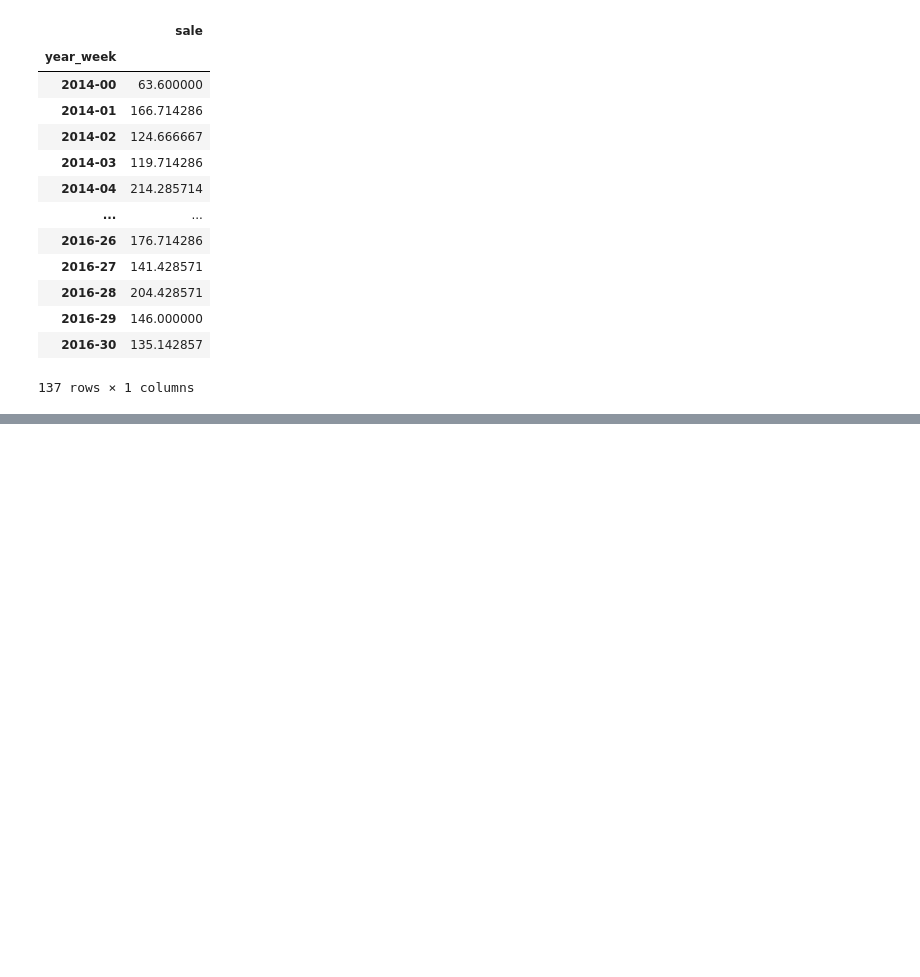
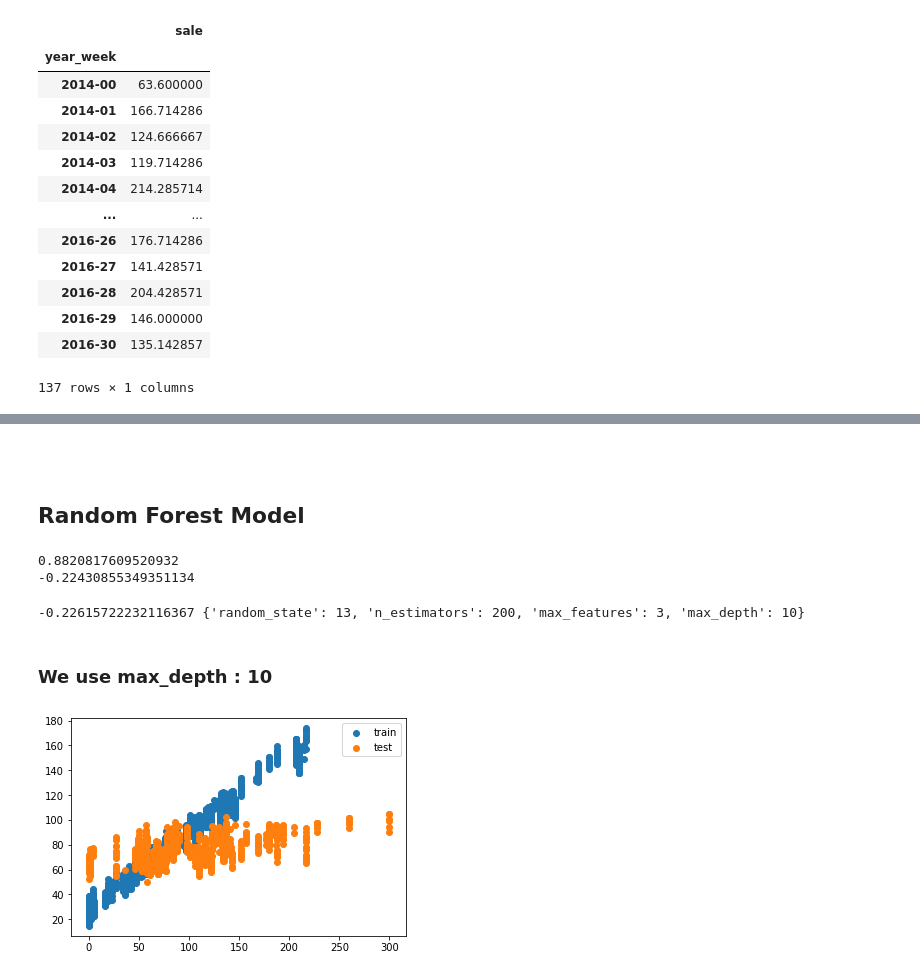
Before and after one commit to sooryasuresh-star/Supply-Chain, a Jupyter notebook: SupplyChain_Final_Group5.ipynb, the cells around one changed output, grey strips where cells are left out. Saved outputs shown, nothing was run; the diff lists cells and outputs as text; code cells hidden in the pictures; blank space fills up the shorter version.

```diff
--- a/SupplyChain_Final_Group5.ipynb
+++ b/SupplyChain_Final_Group5.ipynb
@@ -543,0 +756,8 @@ ValueError: Columns must be same length as key
+# %%
+# Features(X) Train-Test split
+
+trainfeature_size = int(len(X2) * 0.80)
+train_feature, test_feature = X2[:trainfeature_size], X2[trainfeature_size:len(X2)]
+print('Observations for feature: %d' % (len(X2)))
+print('Training Observations for feature: %d' % (len(train_feature)))
+print('Testing Observations for feature: %d' % (len(test_feature)))
@@ -543,0 +934,62 @@ ValueError: Columns must be same length as key
+# %% [markdown]
+<blank>
+# %% [markdown]
+<blank>
+# %% [markdown]
+## Random Forest Model
+# %%
+# Random Forest Model
+from sklearn.ensemble import RandomForestRegressor
+
+# Create the random forest model and fit to the training data
+rfr = RandomForestRegressor(n_estimators=200)
+rfr.fit(train_feature, train_target)
+
+# Look at the R^2 scores on train and test
+print(rfr.score(train_feature, train_target))
+print(rfr.score(test_feature, test_target))  # Try to attain a positive value
+# %% [output]
+0.8820817609520932
+-0.22430855349351134
+# %%
+from sklearn.model_selection import ParameterGrid
+import numpy as np
+
+# Create a dictionary of hyperparameters to search
+# n_estimators is the number of trees in the forest. The larger the better, but also takes longer it will take to compute.
+# Run grid search
+#grid = {'n_estimators': [200], 'max_depth': [2, 3, 4, 5, 6, 7, 8, 9, 10], 'max_features': [2, 3, 4, 5, 6, 7, 8, 9, 10, 11, 12], 'random_state': [13]}
+grid = {'n_estimators': [200], 'max_depth': [10], 'max_features': [3], 'random_state': [13]}
+test_scores = []
+
+# Loop through the parameter grid, set the hyperparameters, and save the scores
+for g in ParameterGrid(grid):
+    rfr.set_params(**g)  # ** is "unpacking" the dictionary
+    rfr.fit(train_feature, train_target)
+    test_scores.append(rfr.score(test_feature, test_target))
+
+# Find best hyperparameters from the test score and print
+best_idx = np.argmax(test_scores)
+print(test_scores[best_idx], ParameterGrid(grid)[best_idx])
+
+# The best test score
+# %% [output]
+-0.22615722232116367 {'random_state': 13, 'n_estimators': 200, 'max_features': 3, 'max_depth': 10}
+# %% [markdown]
+### We use max_depth : 10
+# %%
+# Use the best hyperparameters from before to fit a random forest model
+rfr = RandomForestRegressor(n_estimators=200, max_depth=8, max_features = 3, random_state=13)
+rfr.fit(train_feature, train_target)
+
+# Make predictions with our model
+train_prediction = rfr.predict(train_feature)
+test_prediction = rfr.predict(test_feature)
+
+# Create a scatter plot with train and test actual vs predictions
+plt.scatter(train_target, train_prediction, label='train')
+plt.scatter(test_target, test_prediction, label='test')
+plt.legend()
+plt.show()
+# %% [output]
+[figure, added]
```
Also changed, not shown: parts of 128 cells of this notebook.
